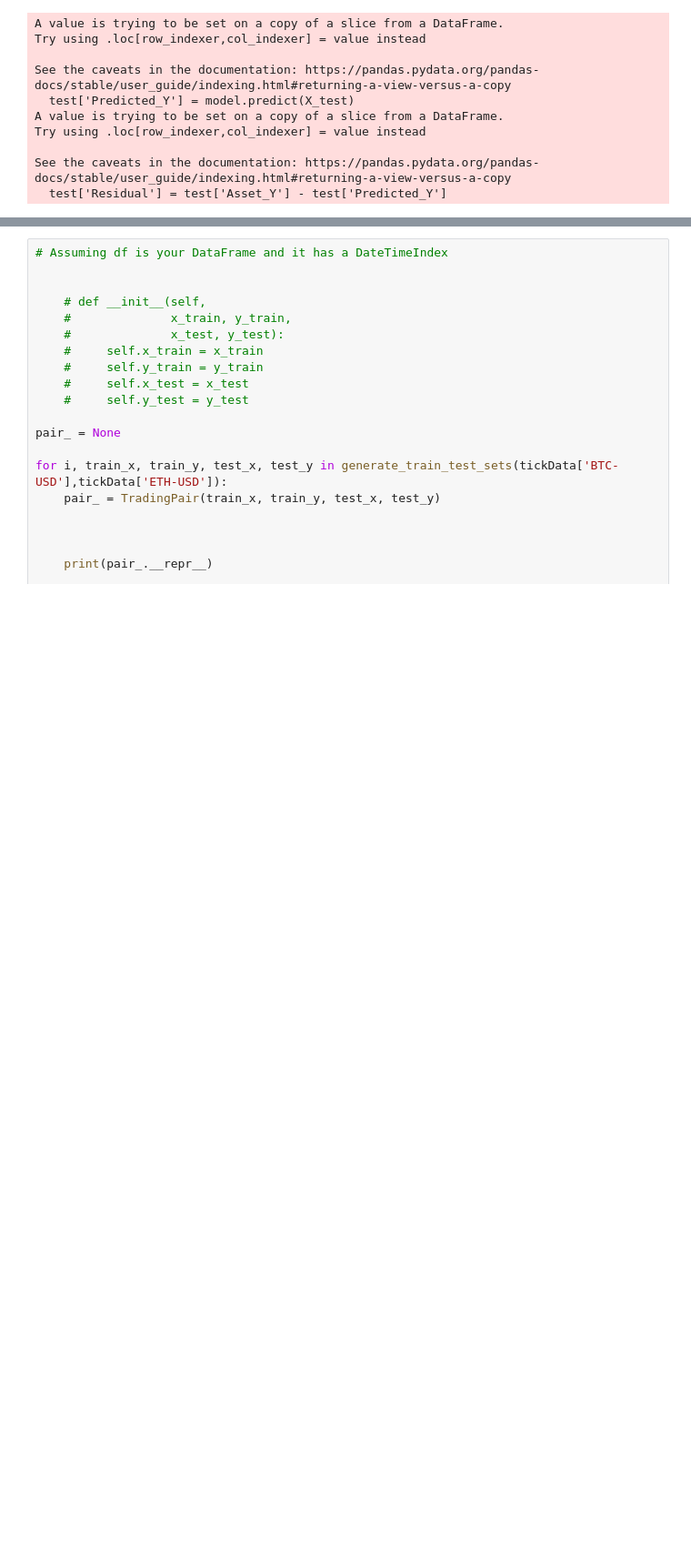
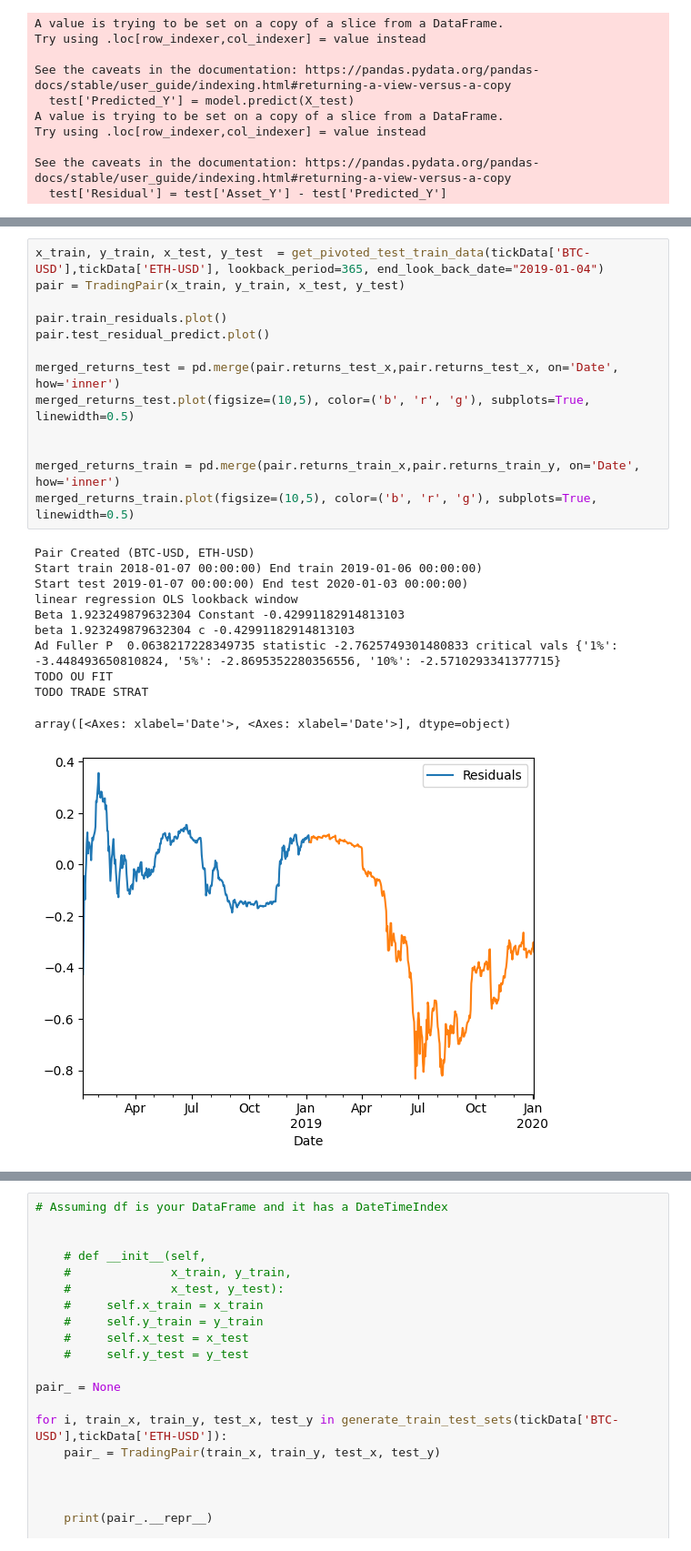
Before and after one commit to george-lyons/PairsTrading, a Jupyter notebook: scratch.ipynb, the cells around one changed output, grey strips where cells are left out. Shown at 91% size. Cells and saved outputs as stored; diff of their text form; blank space fills up the shorter version.

```diff
--- a/scratch.ipynb
+++ b/scratch.ipynb
@@ -266,0 +278,25 @@ AttributeError: 'tuple' object has no attribute 'x_train'
+# %%
+x_train, y_train, x_test, y_test  = get_pivoted_test_train_data(tickData['BTC-USD'],tickData['ETH-USD'], lookback_period=365, end_look_back_date="2019-01-04")
+pair = TradingPair(x_train, y_train, x_test, y_test)
+
+pair.train_residuals.plot()
+pair.test_residual_predict.plot()
+
+merged_returns_test = pd.merge(pair.returns_test_x,pair.returns_test_x, on='Date', how='inner')
+merged_returns_test.plot(figsize=(10,5), color=('b', 'r', 'g'), subplots=True, linewidth=0.5)
+
+
+merged_returns_train = pd.merge(pair.returns_train_x,pair.returns_train_y, on='Date', how='inner')
+merged_returns_train.plot(figsize=(10,5), color=('b', 'r', 'g'), subplots=True, linewidth=0.5)
+# %% [output]
+Pair Created (BTC-USD, ETH-USD)
+Start train 2018-01-07 00:00:00) End train 2019-01-06 00:00:00)
+Start test 2019-01-07 00:00:00) End test 2020-01-03 00:00:00)
+linear regression OLS lookback window
+Beta 1.923249879632304 Constant -0.42991182914813103
+beta 1.923249879632304 c -0.42991182914813103
+Ad Fuller P  0.0638217228349735 statistic -2.7625749301480833 critical vals {'1%': -3.448493650810824, '5%': -2.8695352280356556, '10%': -2.5710293341377715}
+TODO OU FIT
+TODO TRADE STRAT
+array([<Axes: xlabel='Date'>, <Axes: xlabel='Date'>], dtype=object)
+[figure, added]
```
Also changed, not shown: parts of 3 cells of this notebook, 6 other files.
